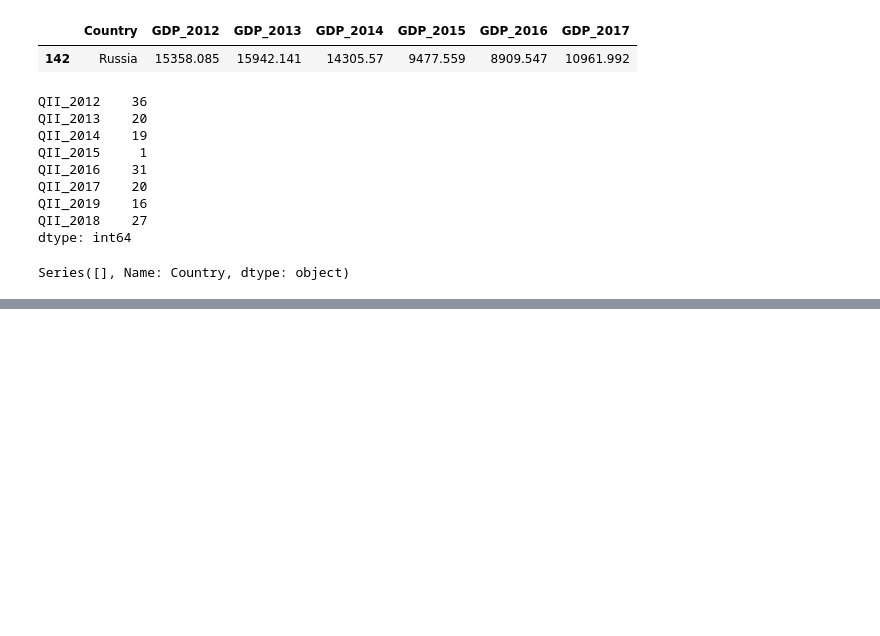
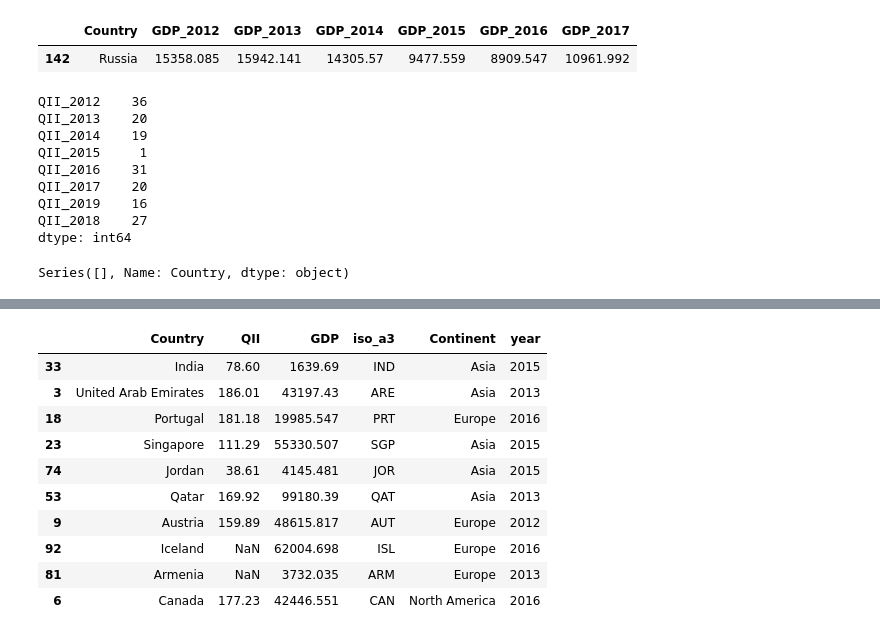
Before and after one commit to mcaraco/UCB_project3, a Jupyter notebook: MergeGDPnQOL.ipynb, the cells around one changed output, grey strips where cells are left out. Saved outputs shown, nothing was run; the diff lists cells and outputs as text; code cells hidden in the pictures; blank space fills up the shorter version.

```diff
--- a/MergeGDPnQOL.ipynb
+++ b/MergeGDPnQOL.ipynb
@@ -171,0 +272,8 @@ Df1.to_csv('QII_GPD.csv')
+# %%
+# For 2014
+df_2014 = df_t[['Country','QII_2014','GDP_2014','iso_a3','Continent']].copy().rename(columns={
+    'QII_2014':'QII',
+    'GDP_2014':'GDP'
+})
+df_2014['year'] = 2014
+df_2014.head()
@@ -171,0 +287,8 @@ Df1.to_csv('QII_GPD.csv')
+# %%
+# For 2015
+df_2015 = df_t[['Country','QII_2015','GDP_2015','iso_a3','Continent']].copy().rename(columns={
+    'QII_2015':'QII',
+    'GDP_2015':'GDP'
+})
+df_2015['year'] = 2015
+df_2015.head()
@@ -171,0 +302,8 @@ Df1.to_csv('QII_GPD.csv')
+# %%
+# For 2016
+df_2016 = df_t[['Country','QII_2016','GDP_2016','iso_a3','Continent']].copy().rename(columns={
+    'QII_2016':'QII',
+    'GDP_2016':'GDP'
+})
+df_2016['year'] = 2016
+df_2016.head()
@@ -171,0 +332,18 @@ Df1.to_csv('QII_GPD.csv')
+# %%
+# Concatenate 2012-2016
+df_plotly = pd.concat([df_2012,df_2013,df_2014,df_2015,df_2016])
+# %%
+# check
+df_plotly.sample(n=10)
+# %% [output]
+|  | Country | QII | GDP | iso_a3 | Continent | year |
+| 33 | India | 78.60 | 1639.69 | IND | Asia | 2015 |
+| 3 | United Arab Emirates | 186.01 | 43197.43 | ARE | Asia | 2013 |
+| 18 | Portugal | 181.18 | 19985.547 | PRT | Europe | 2016 |
+| 23 | Singapore | 111.29 | 55330.507 | SGP | Asia | 2015 |
+| 74 | Jordan | 38.61 | 4145.481 | JOR | Asia | 2015 |
+| 53 | Qatar | 169.92 | 99180.39 | QAT | Asia | 2013 |
+| 9 | Austria | 159.89 | 48615.817 | AUT | Europe | 2012 |
+| 92 | Iceland | NaN | 62004.698 | ISL | Europe | 2016 |
+| 81 | Armenia | NaN | 3732.035 | ARM | Europe | 2013 |
+| 6 | Canada | 177.23 | 42446.551 | CAN | North America | 2016 |
```
Also changed, not shown: parts of 18 cells of this notebook, 3 other files.
